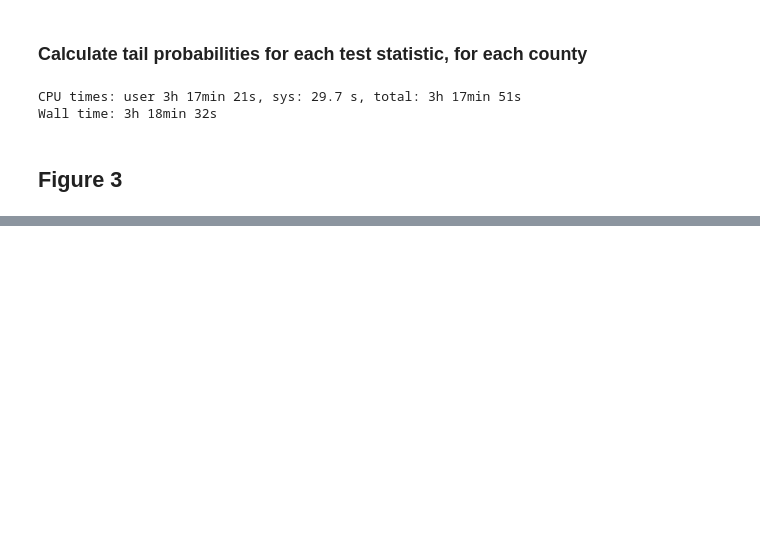
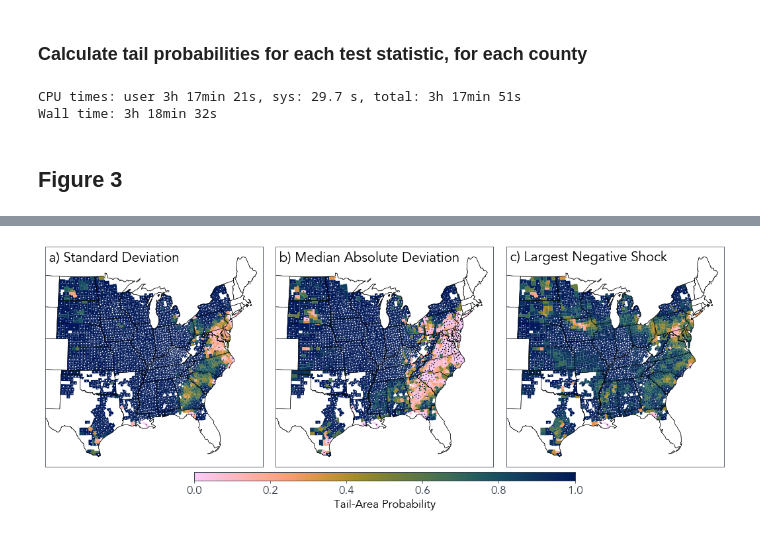
Before and after one commit to david0811/BCSD_CornYields_UQ, a Jupyter notebook: analysis/county_yield.ipynb, the cells around one changed output, grey strips where cells are left out. Drawn from its saved outputs; the diff is of its cells as text; code cells hidden in the pictures; blank space fills up the shorter version.

```diff
--- a/analysis/county_yield.ipynb
+++ b/analysis/county_yield.ipynb
@@ -271,0 +276,91 @@ plt.savefig('../figs/figure3.jpg', dpi=900)
+# %%
+# Figure setup
+fig = plt.figure(figsize=(16, 6))
+gs = gridspec.GridSpec(nrows = 1, ncols = 3, wspace=0.025)
+gs.update(top = 0.95, bottom = 0.18, left = 0.05, right = 0.95)
+vmin, vmax = 0., 1.
+cax = fig.add_axes([0.25, 0.13, 0.5, 0.03])
+plt.rcParams['font.size'] = 17
+
+# Dataframe
+data = CMIP_tail.copy()
+data.set_index('GEOID', inplace=True)
+
+# SD
+ax = plt.subplot(gs[0])
+model = 'gmfd_sd'
+vmin = 0.
+vmax = 1.
+
+sig05_plot = pd.merge(county_shp_plot, data.query('gmfd_sd <= 0.05'), on="GEOID", how='inner', copy=False)
+sig05_plot['geometry'] = sig05_plot['geometry'].apply(lambda x: x.centroid)
+
+sig95_plot = pd.merge(county_shp_plot, data.query('gmfd_sd >= 0.95'), on="GEOID", how='inner', copy=False)
+sig95_plot['geometry'] = sig95_plot['geometry'].apply(lambda x: x.centroid)
+
+data_shp = pd.merge(county_shp_plot, data.filter([model, 'GEOID']), on="GEOID", how="inner", copy=False)
+data_shp.dropna().plot(column=model, ax=ax, cax=cax, legend=True, cmap=batlow_map, vmin=vmin, vmax=vmax)
+sig05_plot.plot(color = 'black', markersize=0.4, marker = 'o', ax = ax)
+sig95_plot.plot(color = 'white', markersize=0.4, marker = 'o', ax = ax)
+states.geometry.boundary.plot(ax=ax, linewidth=0.5, edgecolor="black", color=None)
+coast.geometry.boundary.plot(ax=ax, linewidth=0.5, edgecolor="black", color=None)
+ax.tick_params(labelbottom=False, labelleft=False, color = 'white')
+ax.set_xlim([-500000,2600000])
+ax.set_title(' a) Standard Deviation', loc = 'left', pad = -22)
+
+# MAD
+ax = plt.subplot(gs[1])
+model = 'gmfd_mad'
+vmin = 0.
+vmax = 1.
+
+sig05_plot = pd.merge(county_shp_plot, data.query('gmfd_mad <= 0.05'), on="GEOID", how='inner', copy=False)
+sig05_plot['geometry'] = sig05_plot['geometry'].apply(lambda x: x.centroid)
+
+sig95_plot = pd.merge(county_shp_plot, data.query('gmfd_mad >= 0.95'), on="GEOID", how='inner', copy=False)
+sig95_plot['geometry'] = sig95_plot['geometry'].apply(lambda x: x.centroid)
+
+data_shp = pd.merge(county_shp_plot, data.filter([model, 'GEOID']), on="GEOID", how="inner", copy=False)
+data_shp.dropna().plot(column=model, ax=ax, cax=cax, legend=True, cmap=batlow_map, vmin=vmin, vmax=vmax)
+sig05_plot.plot(color = 'black', markersize=0.4, marker = 'o', ax = ax)
+sig95_plot.plot(color = 'white', markersize=0.4, marker = 'o', ax = ax)
+states.geometry.boundary.plot(ax=ax, linewidth=0.5, edgecolor="black", color=None)
+coast.geometry.boundary.plot(ax=ax, linewidth=0.5, edgecolor="black", color=None)
+ax.tick_params(labelbottom=False, labelleft=False, color = 'white')
+ax.set_xlim([-500000,2600000])
+ax.set_title(' b) Median Absolute Deviation', loc = 'left', pad = -22)
+
+# MIN
+ax = plt.subplot(gs[2])
+model = 'gmfd_min'
+vmin = 0.
+vmax = 1.
+data['gmfd_min'] = 1.-data['gmfd_min'] # For magnitude of largest shock (makes plot easier to comprehend)
+
+sig05_plot = pd.merge(county_shp_plot, data.query('gmfd_min <= 0.05'), on="GEOID", how='inner', copy=False)
+sig05_plot['geometry'] = sig05_plot['geometry'].apply(lambda x: x.centroid)
+
+sig95_plot = pd.merge(county_shp_plot, data.query('gmfd_min >= 0.95'), on="GEOID", how='inner', copy=False)
+sig95_plot['geometry'] = sig95_plot['geometry'].apply(lambda x: x.centroid)
+
+data_shp = pd.merge(county_shp_plot, data.filter([model, 'GEOID']), on="GEOID", how="inner", copy=False)
+data_shp.dropna().plot(column=model, ax=ax, cax=cax, legend=True, cmap=batlow_map, vmin=vmin, vmax=vmax)
+sig05_plot.plot(color = 'black', markersize=0.4, marker = 'o', ax = ax)
+sig95_plot.plot(color = 'white', markersize=0.4, marker = 'o', ax = ax)
+states.geometry.boundary.plot(ax=ax, linewidth=0.5, edgecolor="black", color=None)
+coast.geometry.boundary.plot(ax=ax, linewidth=0.5, edgecolor="black", color=None)
+ax.tick_params(labelbottom=False, labelleft=False, color = 'white')
+ax.set_xlim([-500000,2600000])
+ax.set_title(' c) Largest Negative Shock', loc = 'left', pad = -22)
+
+# Colorbar
+sm = plt.cm.ScalarMappable(cmap=batlow_map, norm=plt.Normalize(vmin=vmin, vmax=vmax))
+sm._A = []
+fig.colorbar(sm, cax=cax, orientation = 'horizontal', label = 'Tail-Area Probability')
+
+
+# Show
+# plt.show()
+plt.savefig('../figs/SIfig_cmip_yield_tailprob.jpg', dpi=900)
+# %% [output]
+[figure, added]
```
Also changed, not shown: parts of 2 cells of this notebook, 11 other files.
